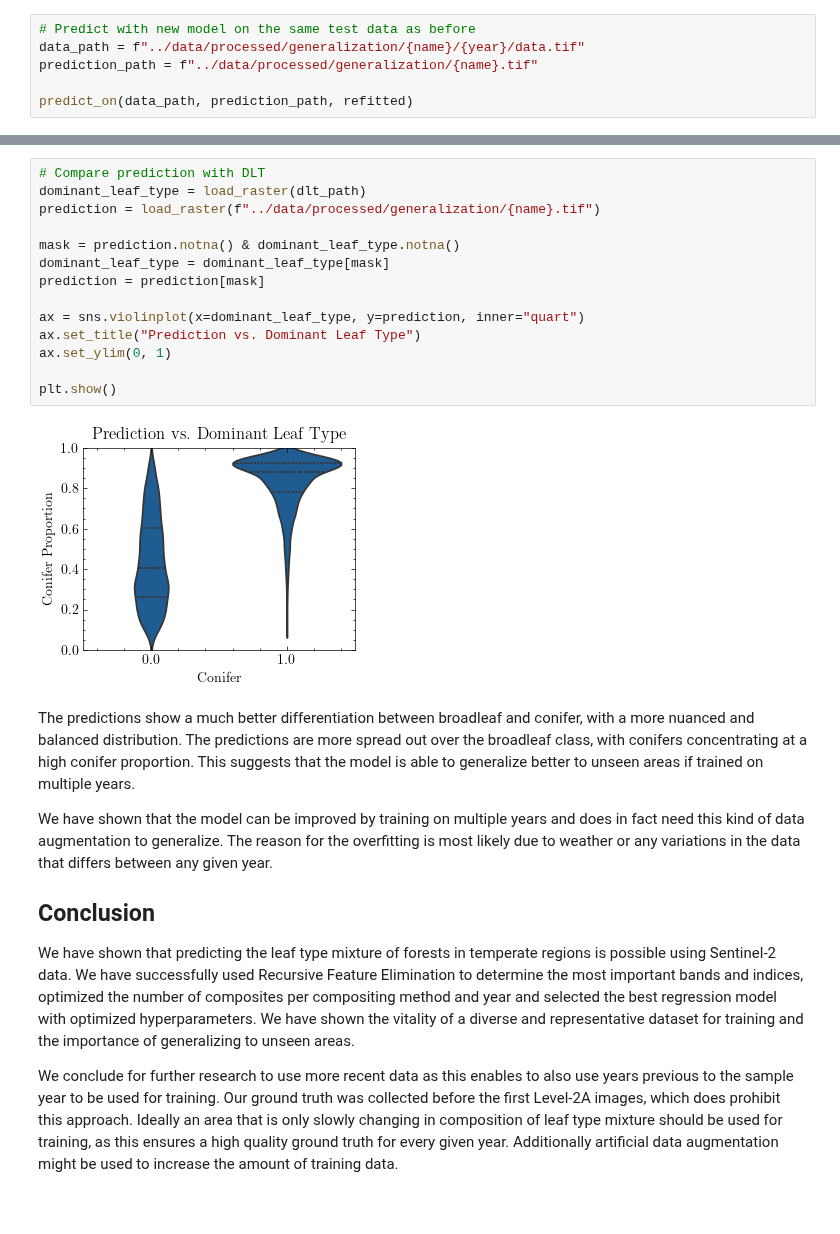
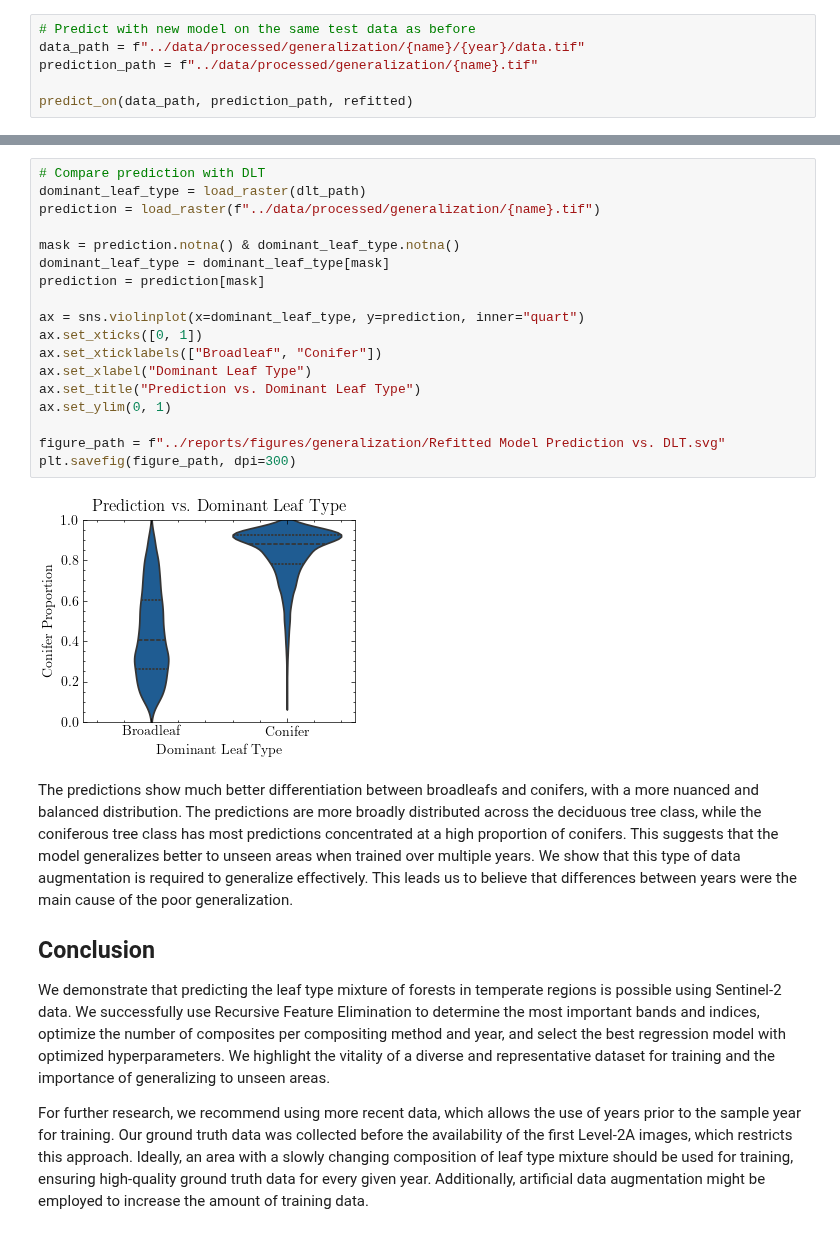
Before and after one commit to Lumcoin/leaf-type-mixture, a Jupyter notebook: notebooks/4-generalization.ipynb, the cells around one changed output, grey strips where cells are left out. Drawn from its saved outputs; the diff is of its cells as text; blank space fills up the shorter version.

```diff
--- a/notebooks/4-generalization.ipynb
+++ b/notebooks/4-generalization.ipynb
@@ -443,26 +455,28 @@ plt.show()
 # %%
 # Compare prediction with DLT
 dominant_leaf_type = load_raster(dlt_path)
 prediction = load_raster(f"../data/processed/generalization/{name}.tif")
 
 mask = prediction.notna() & dominant_leaf_type.notna()
 dominant_leaf_type = dominant_leaf_type[mask]
 prediction = prediction[mask]
 
 ax = sns.violinplot(x=dominant_leaf_type, y=prediction, inner="quart")
+ax.set_xticks([0, 1])
+ax.set_xticklabels(["Broadleaf", "Conifer"])
+ax.set_xlabel("Dominant Leaf Type")
 ax.set_title("Prediction vs. Dominant Leaf Type")
 ax.set_ylim(0, 1)
 
-plt.show()
+figure_path = f"../reports/figures/generalization/Refitted Model Prediction vs. DLT.svg"
+plt.savefig(figure_path, dpi=300)
 # %% [output]
-[figure, old version]
+[figure, new version]
 # %% [markdown]
-The predictions show a much better differentiation between broadleaf and conifer, with a more nuanced and balanced distribution. The predictions are more spread out over the broadleaf class, with conifers concentrating at a high conifer proportion. This suggests that the model is able to generalize better to unseen areas if trained on multiple years.
-
-We have shown that the model can be improved by training on multiple years and does in fact need this kind of data augmentation to generalize. The reason for the overfitting is most likely due to weather or any variations in the data that differs between any given year.
+The predictions show much better differentiation between broadleafs and conifers, with a more nuanced and balanced distribution. The predictions are more broadly distributed across the deciduous tree class, while the coniferous tree class has most predictions concentrated at a high proportion of conifers. This suggests that the model generalizes better to unseen areas when trained over multiple years. We show that this type of data augmentation is required to generalize effectively. This leads us to believe that differences between years were the main cause of the poor generalization.
 
 ## Conclusion
 
-We have shown that predicting the leaf type mixture of forests in temperate regions is possible using Sentinel-2 data. We have successfully used Recursive Feature Elimination to determine the most important bands and indices, optimized the number of composites per compositing method and year and selected the best regression model with optimized hyperparameters. We have shown the vitality of a diverse and representative dataset for training and the importance of generalizing to unseen areas.
+We demonstrate that predicting the leaf type mixture of forests in temperate regions is possible using Sentinel-2 data. We successfully use Recursive Feature Elimination to determine the most important bands and indices, optimize the number of composites per compositing method and year, and select the best regression model with optimized hyperparameters. We highlight the vitality of a diverse and representative dataset for training and the importance of generalizing to unseen areas.
 
-We conclude for further research to use more recent data as this enables to also use years previous to the sample year to be used for training. Our ground truth was collected before the first Level-2A images, which does prohibit this approach. Ideally an area that is only slowly changing in composition of leaf type mixture should be used for training, as this ensures a high quality ground truth for every given year. Additionally artificial data augmentation might be used to increase the amount of training data.
+For further research, we recommend using more recent data, which allows the use of years prior to the sample year for training. Our ground truth data was collected before the availability of the first Level-2A images, which restricts this approach. Ideally, an area with a slowly changing composition of leaf type mixture should be used for training, ensuring high-quality ground truth data for every given year. Additionally, artificial data augmentation might be employed to increase the amount of training data.
```
Also changed, not shown: parts of 12 cells of this notebook, 27 other files.
